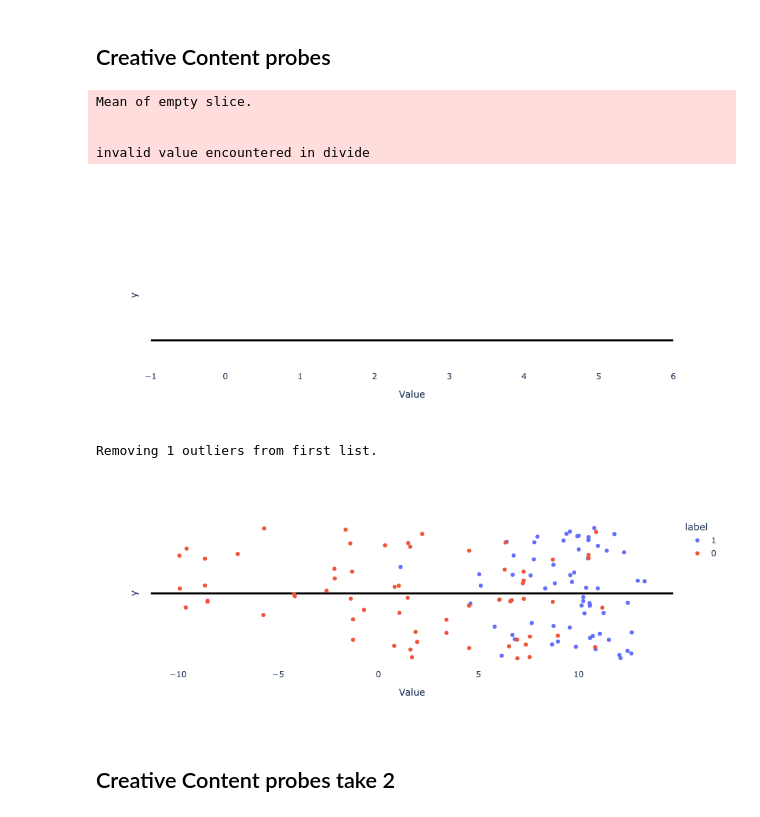
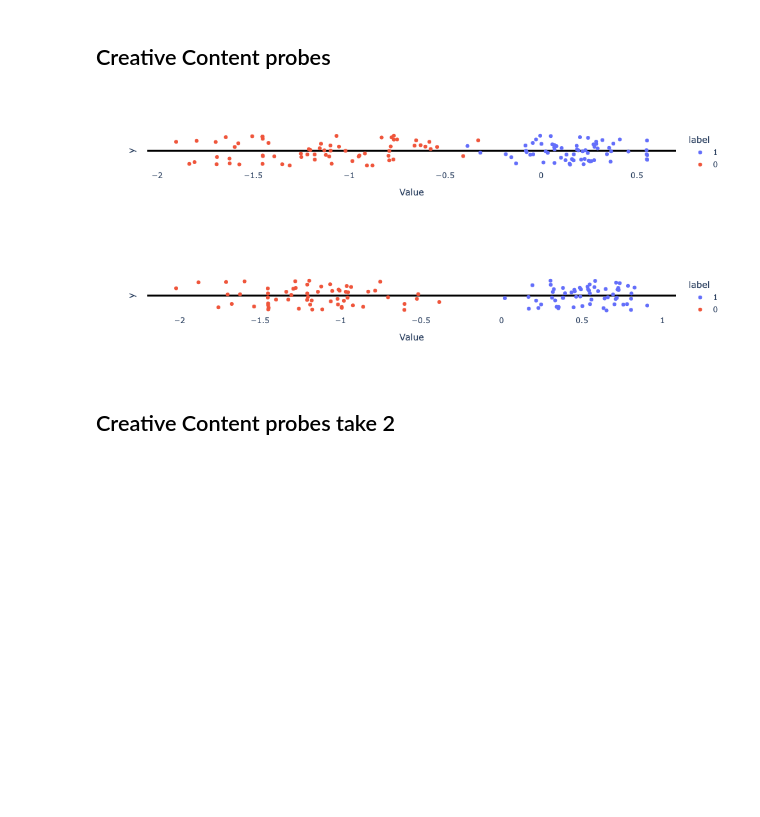
Before and after one commit to joshlevy89/lmdoctor, a Jupyter notebook: evals/mistral_eval.ipynb, the cells around one changed output. Cells and saved outputs as stored; diff of their text form; code cells hidden in the pictures; blank space fills up the shorter version.

```diff
--- a/evals/mistral_eval.ipynb
+++ b/evals/mistral_eval.ipynb
@@ -430,8 +497,17 @@ doc.plot_scores_per_token(scores_per_token, None, lastn_tokens_to_plot=max_new_t
 # %%
 # Visualize the projections
 
+fold = 'dev'
+
+if fold == 'train':
+    acts = doc.train_acts
+elif fold == 'dev':
+    acts = doc.dev_acts
+elif fold == 'test':
+    acts = doc.test_acts
+
 from lmdoctor import plot_utils, detection_utils
-proj_pairs = detection_utils.act_pairs_to_projs(doc.train_acts, doc.direction_info, len(doc.statement_pairs['train']))
+proj_pairs = detection_utils.act_pairs_to_projs(acts, doc.direction_info, len(doc.statement_pairs[fold]))
 
 layer = 15
 projs_true = proj_pairs[0, :, layer]
@@ -458,34 +534,38 @@ doc.plot_projection_heatmap(projections, tokens, saturate_at='auto', lastn_token
 # %% [markdown]
 ## Creative Content probes
 # %%
+fold = 'dev'
+
+if fold == 'train':
+    acts = doc.train_acts
+elif fold == 'dev':
+    acts = doc.dev_acts
+elif fold == 'test':
+    acts = doc.test_acts
+
 from lmdoctor import plot_utils, detection_utils
-proj_pairs = detection_utils.act_pairs_to_projs(doc.train_acts, doc.direction_info, len(doc.statement_pairs['train']))
+proj_pairs = detection_utils.act_pairs_to_projs(acts, doc.direction_info, len(doc.statement_pairs[fold]))
 
-honesty_pairs_idxs = [i for i, pair in enumerate(doc.statement_pairs['train']) if 'honest' in pair[0]]
-other_pairs_idxs = [i for i, pair in enumerate(doc.statement_pairs['train']) if 'honest' not in pair[0]]
+honesty_pairs_idxs = [i for i, pair in enumerate(doc.statement_pairs[fold]) if 'honest' in pair[0]]
+other_pairs_idxs = [i for i, pair in enumerate(doc.statement_pairs[fold]) if 'honest' not in pair[0]]
 
-layer = 30
+layer = 15
 
 # projs_true = proj_pairs[0, :, layer]
 # projs_lie = proj_pairs[1, :, layer]
 
 projs_true = proj_pairs[0, honesty_pairs_idxs, layer]
 projs_lie = proj_pairs[1, honesty_pairs_idxs, layer]
 
 plot_utils.plot_projs_on_numberline(projs_true, projs_lie)
 
 projs_true = proj_pairs[0, other_pairs_idxs, layer]
 projs_lie = proj_pairs[1, other_pairs_idxs, layer]
 
 plot_utils.plot_projs_on_numberline(projs_true, projs_lie)
 # %% [output]
-Mean of empty slice.
-
-
-invalid value encountered in divide
-[figure, old version]
+[figure, new version]
-Removing 1 outliers from first list.
-[figure, old version]
+[figure, new version]
 # %% [markdown]
 ## Creative Content probes take 2
 # %%
```
Also changed, not shown: parts of 34 cells of this notebook.
